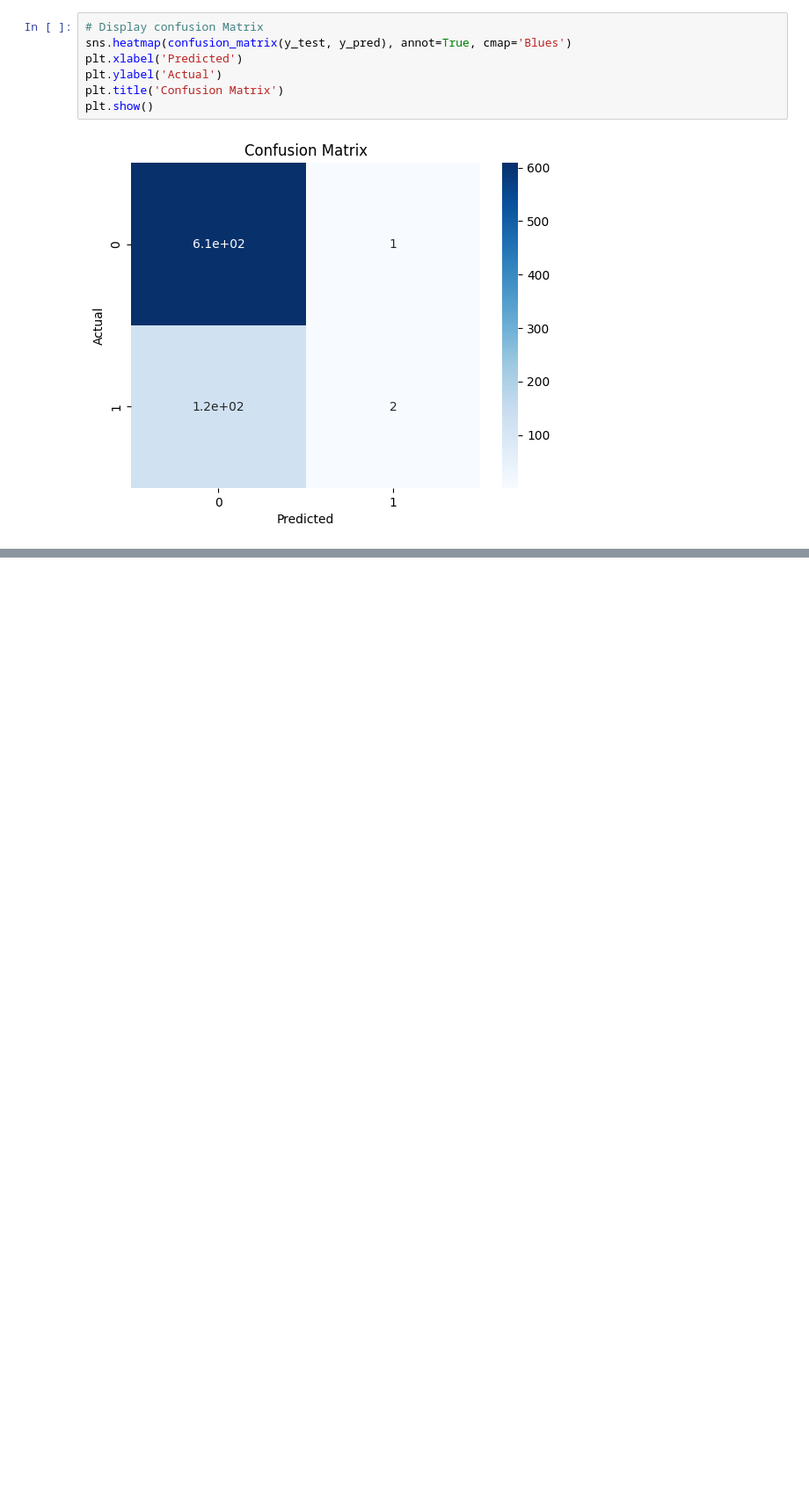
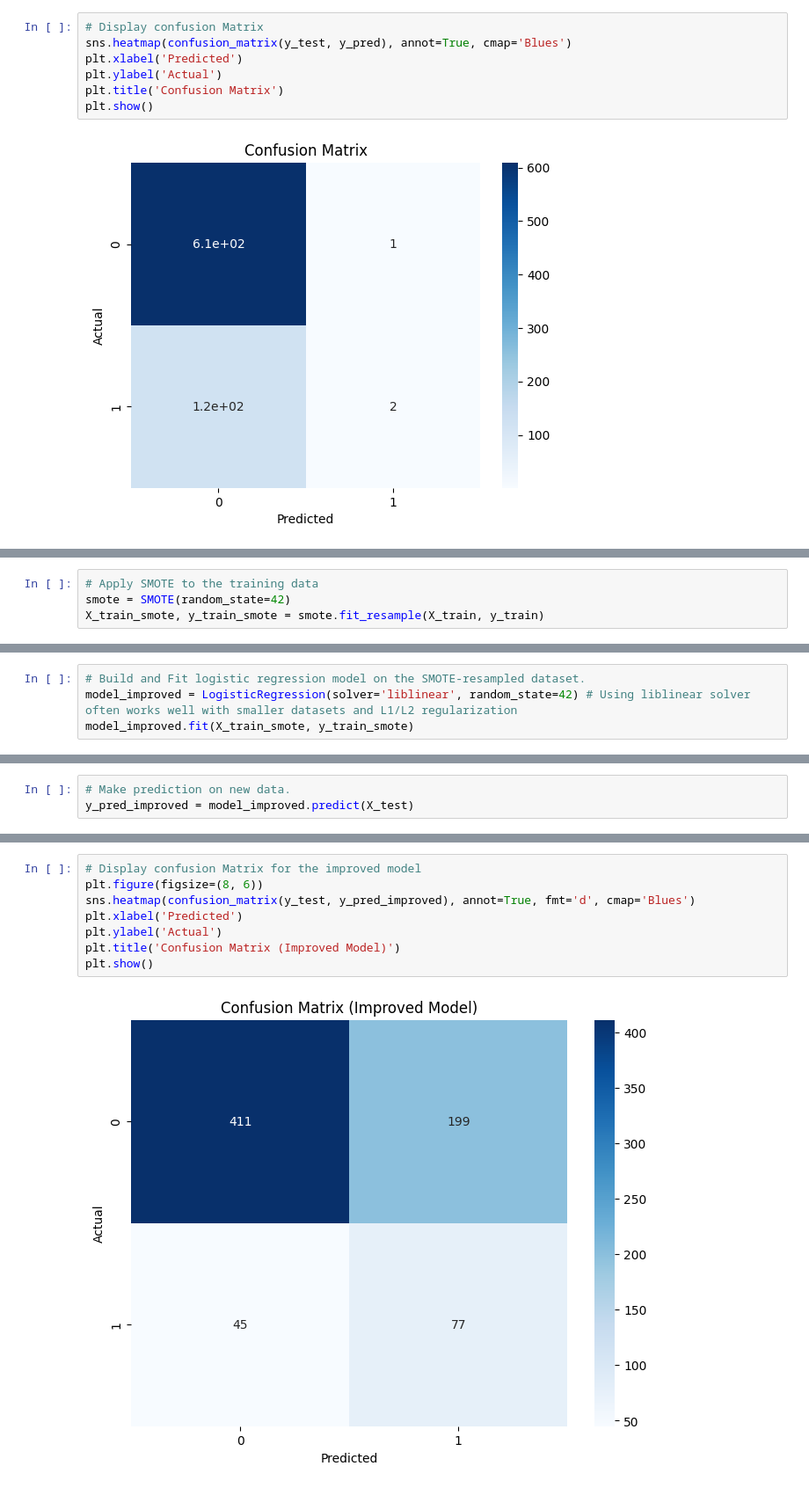
Before and after one commit to ut-si-ch/Heart-Disease-Prediction-using-Logistic-Regression, a Jupyter notebook: ML_Logistic_Regression.ipynb, the cells around one changed output, grey strips where cells are left out. Shown: that part at 88% size. Cells and saved outputs as stored; diff of their text form; blank space fills up the shorter version.

```diff
--- a/ML_Logistic_Regression.ipynb
+++ b/ML_Logistic_Regression.ipynb
@@ -207,0 +217,4 @@ plt.show()
+# %%
+# Apply SMOTE to the training data
+smote = SMOTE(random_state=42)
+X_train_smote, y_train_smote = smote.fit_resample(X_train, y_train)
@@ -207,0 +226,4 @@ plt.show()
+# %%
+# Build and Fit logistic regression model on the SMOTE-resampled dataset.
+model_improved = LogisticRegression(solver='liblinear', random_state=42) # Using liblinear solver often works well with smaller datasets and L1/L2 regularization
+model_improved.fit(X_train_smote, y_train_smote)
@@ -207,0 +232,3 @@ plt.show()
+# %%
+# Make prediction on new data.
+y_pred_improved = model_improved.predict(X_test)
@@ -207,0 +256,10 @@ plt.show()
+# %%
+# Display confusion Matrix for the improved model
+plt.figure(figsize=(8, 6))
+sns.heatmap(confusion_matrix(y_test, y_pred_improved), annot=True, fmt='d', cmap='Blues')
+plt.xlabel('Predicted')
+plt.ylabel('Actual')
+plt.title('Confusion Matrix (Improved Model)')
+plt.show()
+# %% [output]
+[figure, added]
```
Also changed, not shown: parts of 13 cells of this notebook.
